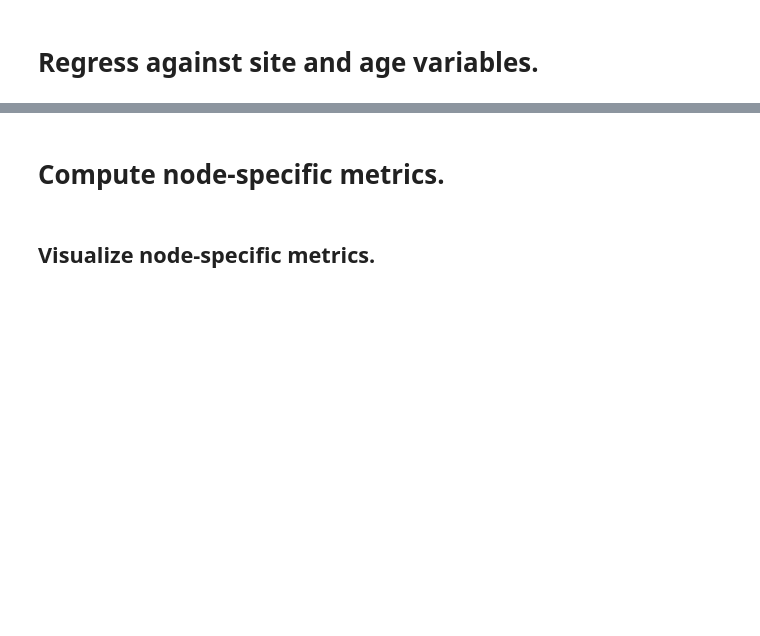
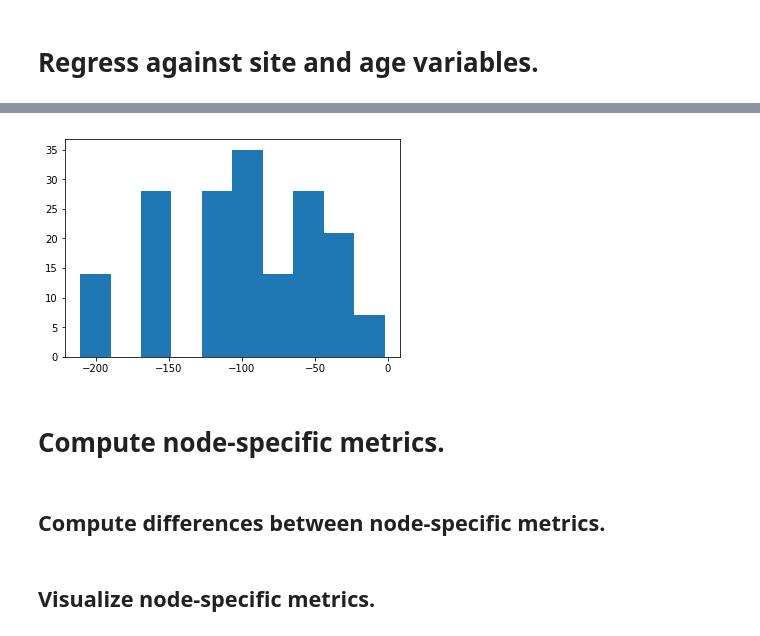
Before and after one commit to abafzal/embarc_gtrs, a Jupyter notebook: notebooks/subtypes_gt_analyses.ipynb, the cells around one changed output, grey strips where cells are left out. Drawn from its saved outputs; the diff is of its cells as text; code cells hidden in the pictures; blank space fills up the shorter version.

```diff
--- a/notebooks/subtypes_gt_analyses.ipynb
+++ b/notebooks/subtypes_gt_analyses.ipynb
@@ -1633,0 +1581,11 @@ sig_pd
+# %%
+dem['site0'] = np.where(dem.SiteName == 'Columbia',1,0)
+dem['site1'] = np.where(dem.SiteName == 'Harvard',1,0)
+dem['site2'] = np.where(dem.SiteName == 'Michigan',1,0)
+dem['site3'] = np.where(dem.SiteName == 'UTSW',1,0)
+
+dem = dem.set_index(np.unique(metrics_pd.index))
+
+## Merge dataframes.
+merged = pd.merge(metrics_pd,dem,left_index=True,right_index=True)
+merged = pd.merge(merged,ques,left_index=True,right_index=True)
@@ -1634,3 +1664,8 @@ sig_pd
+# %%
+plt.hist(gdf.aic)
+plt.show()
+# %% [output]
+[figure, added]
 # %% [markdown]
 # Compute node-specific metrics.
 # %%
@@ -1781,3 +1816,5 @@ node_pd = pd.DataFrame(np.hstack([subject_ids, thresholds, densities, metrics_co
 
 ## Save.
 node_pd.to_csv(os.path.join(gt_dir, 'graph_metrics', 'node_specific_metrics.csv'))
+# %% [markdown]
+## Compute differences between node-specific metrics.
```
Also changed, not shown: parts of 13 cells of this notebook.
